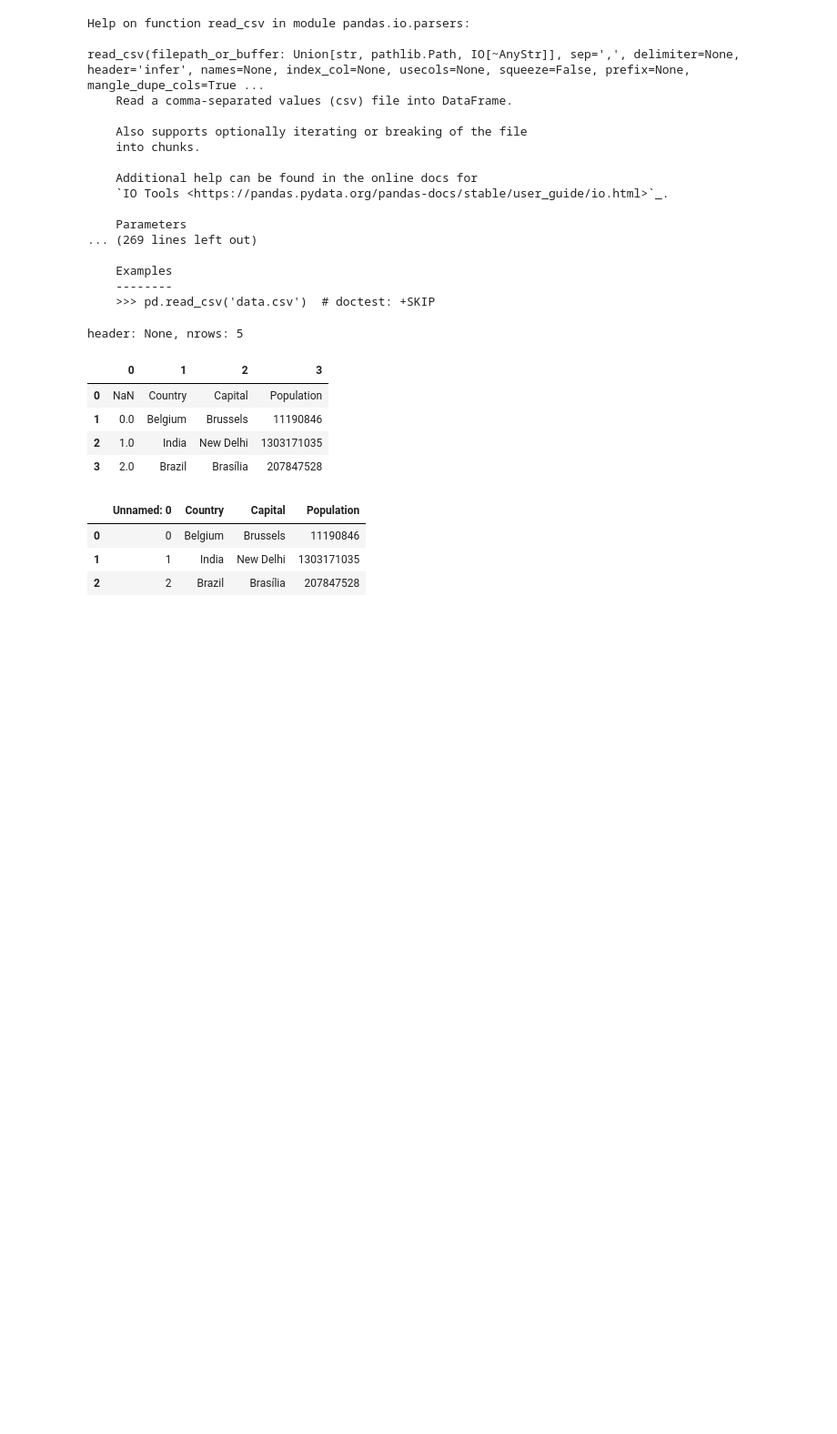
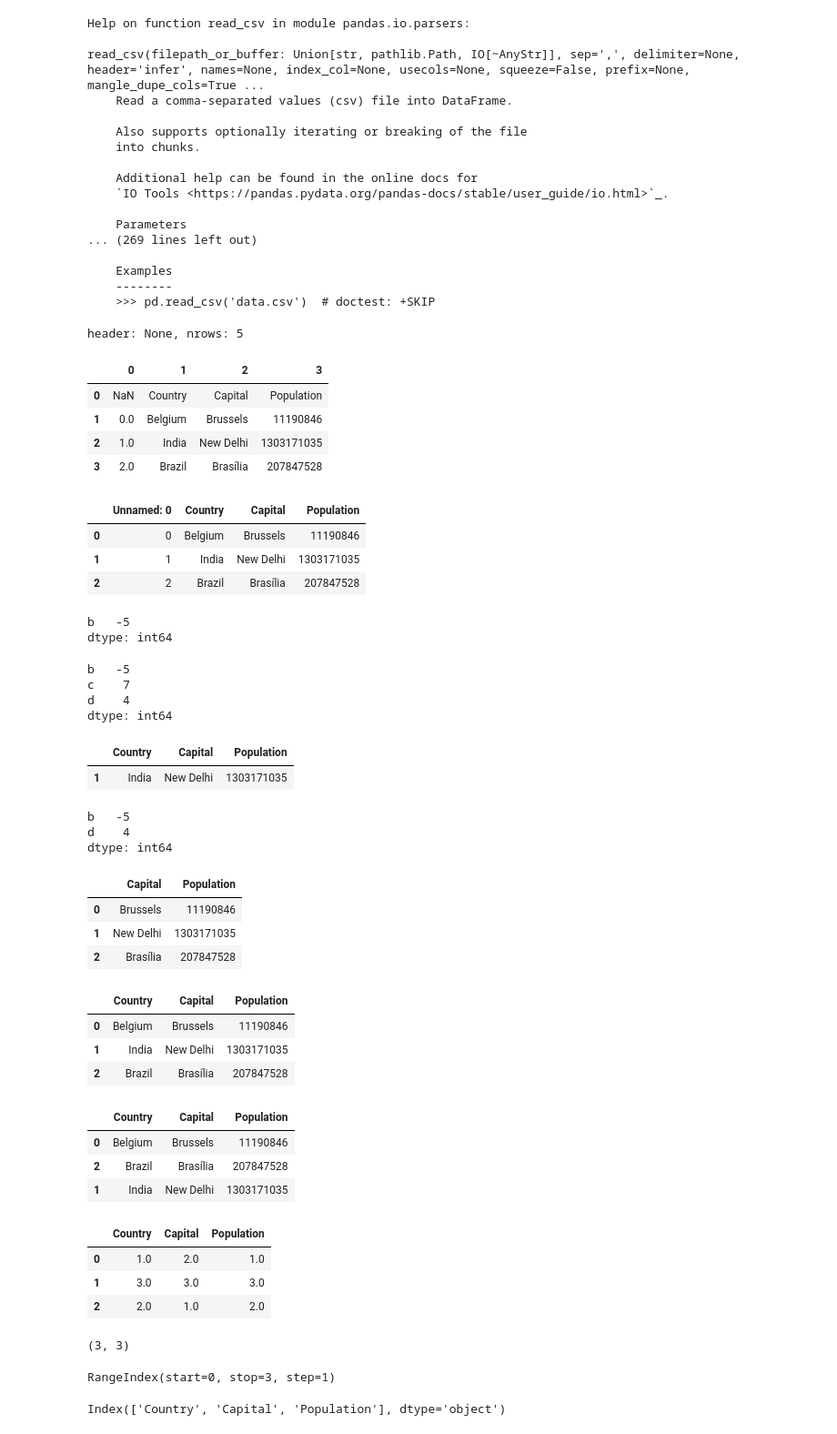
Before and after one commit to alexunjm/pandas-py, a Jupyter notebook: Ejemplo de uso.ipynb, the cells around one changed output. Shown at 91% size. Cells and saved outputs as stored; diff of their text form; code cells hidden in the pictures; blank space fills up the shorter version.

```diff
--- a/Ejemplo de uso.ipynb
+++ b/Ejemplo de uso.ipynb
@@ -155,3 +155,79 @@ df_3
 | 0 | 0 | Belgium | Brussels | 11190846 |
 | 1 | 1 | India | New Delhi | 1303171035 |
 | 2 | 2 | Brazil | Brasília | 207847528 |
+# %%
+# Indexing
+s[~(s > 1)] # Series s where value is not >1
+# %% [output]
+b   -5
+dtype: int64
+# %%
+s['a'] = 1 # Set index a of Series s to 1
+s[(s < -1) | (s > 2)] # s where value is <-1 or >2
+# %% [output]
+b   -5
+c    7
+d    4
+dtype: int64
+# %%
+df[df['Population']>1200000000]
+# %% [output]
+|  | Country | Capital | Population |
+| 1 | India | New Delhi | 1303171035 |
+# %%
+## Drop values from rows (axis=0)
+def dropFromSerie(s, indexArr):
+    # s.drop(['a', 'c'])
+    return s.drop(indexArr)
+
+dropFromSerie(s, ['a', 'c'])
+# s
+# %% [output]
+b   -5
+d    4
+dtype: int64
+# %%
+## Drop values from columns(axis=1)
+def dropFromDf(df, colName, axis=1):
+    return df.drop(colName, axis=axis)
+
+dropFromDf(df, 'Country')
+# df
+# %% [output]
+|  | Capital | Population |
+| 0 | Brussels | 11190846 |
+| 1 | New Delhi | 1303171035 |
+| 2 | Brasília | 207847528 |
+# %%
+df.sort_index() #Sort by labels along an axis
+# %% [output]
+|  | Country | Capital | Population |
+| 0 | Belgium | Brussels | 11190846 |
+| 1 | India | New Delhi | 1303171035 |
+| 2 | Brazil | Brasília | 207847528 |
+# %%
+df.sort_values(by='Country') #Sort by the values along an axis
+# %% [output]
+|  | Country | Capital | Population |
+| 0 | Belgium | Brussels | 11190846 |
+| 2 | Brazil | Brasília | 207847528 |
+| 1 | India | New Delhi | 1303171035 |
+# %%
+df.rank() #Assign ranks to entries
+# %% [output]
+|  | Country | Capital | Population |
+| 0 | 1.0 | 2.0 | 1.0 |
+| 1 | 3.0 | 3.0 | 3.0 |
+| 2 | 2.0 | 1.0 | 2.0 |
+# %%
+df.shape # (rows,columns)
+# %% [output]
+(3, 3)
+# %%
+df.index # Describe index
+# %% [output]
+RangeIndex(start=0, stop=3, step=1)
+# %%
+df.columns # Describe DataFrame columns
+# %% [output]
+Index(['Country', 'Capital', 'Population'], dtype='object')
```
Also changed, not shown: parts of 10 cells of this notebook.
